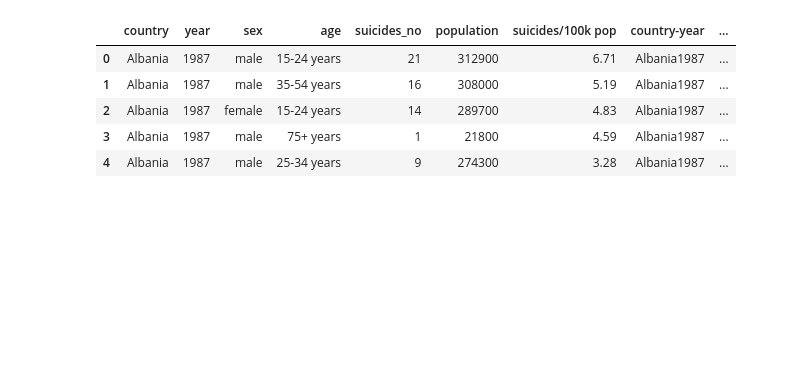
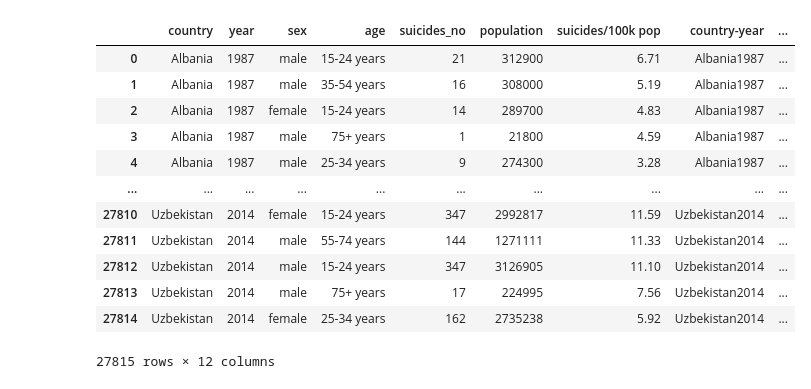
Before and after one commit to rashmirekha27/Team_suicide_squad, a Jupyter notebook: Team_suicide.ipynb, the cells around one changed output. Cells and saved outputs as stored; diff of their text form; code cells hidden in the pictures; blank space fills up the shorter version.

```diff
--- a/Team_suicide.ipynb
+++ b/Team_suicide.ipynb
@@ -8,11 +9,18 @@ import os
 # %%
 # Get Suicide data
 Suicide_data = pd.DataFrame(pd.read_csv("resources/master.csv.zip"))
-Suicide_data.head(5)
+Suicide_data.head(-5)
 # %% [output]
 |  | country | year | sex | age | suicides_no | population | suicides/100k pop | country-year | ... |
 | 0 | Albania | 1987 | male | 15-24 years | 21 | 312900 | 6.71 | Albania1987 | ... |
 | 1 | Albania | 1987 | male | 35-54 years | 16 | 308000 | 5.19 | Albania1987 | ... |
 | 2 | Albania | 1987 | female | 15-24 years | 14 | 289700 | 4.83 | Albania1987 | ... |
 | 3 | Albania | 1987 | male | 75+ years | 1 | 21800 | 4.59 | Albania1987 | ... |
 | 4 | Albania | 1987 | male | 25-34 years | 9 | 274300 | 3.28 | Albania1987 | ... |
+| ... | ... | ... | ... | ... | ... | ... | ... | ... | ... |
+| 27810 | Uzbekistan | 2014 | female | 15-24 years | 347 | 2992817 | 11.59 | Uzbekistan2014 | ... |
+| 27811 | Uzbekistan | 2014 | male | 55-74 years | 144 | 1271111 | 11.33 | Uzbekistan2014 | ... |
+| 27812 | Uzbekistan | 2014 | male | 15-24 years | 347 | 3126905 | 11.10 | Uzbekistan2014 | ... |
+| 27813 | Uzbekistan | 2014 | male | 75+ years | 17 | 224995 | 7.56 | Uzbekistan2014 | ... |
+| 27814 | Uzbekistan | 2014 | female | 25-34 years | 162 | 2735238 | 5.92 | Uzbekistan2014 | ... |
+27815 rows × 12 columns
```
Also changed, not shown: parts of 14 cells of this notebook.
